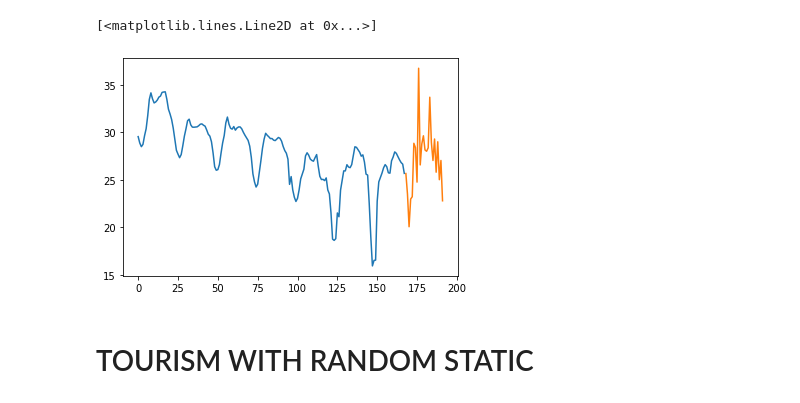
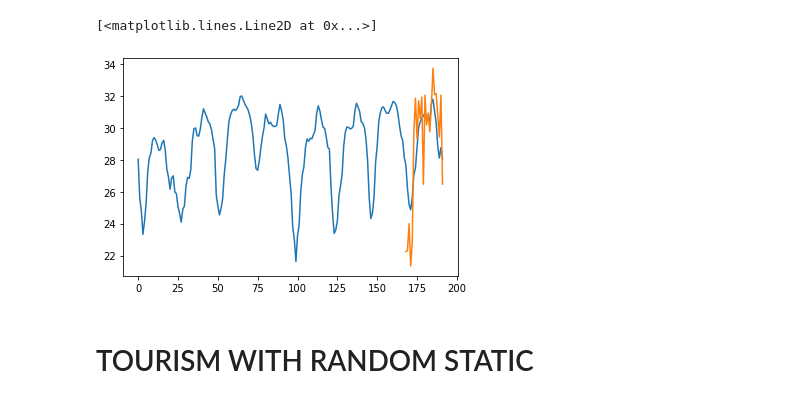
Before and after one commit to Nixtla/Nixtla, a Jupyter notebook: nbs/TEST_esrnn.ipynb, the cells around one changed output. Cells and saved outputs as stored; diff of their text form; code cells hidden in the pictures.

Commit message:
TEST_esrnn and on loaders

```diff
--- a/nbs/TEST_esrnn.ipynb
+++ b/nbs/TEST_esrnn.ipynb
@@ -15,9 +15,8 @@ from nixtla.models.esrnn.esrnn import ESRNN
 # %%
 from nixtla.data.datasets.epf import EPF, EPFInfo
 Y_df, X_df = EPF.load(directory='data', group=EPFInfo.groups[0])
-train_outsample_mask = np.ones(len(Y_df))
-train_outsample_mask[-365 * 24:] = 0
-sum(train_outsample_mask)
-epf_dataset = TimeSeriesDataset(Y_df=Y_df, S_df=None, X_df=X_df, ts_train_mask=train_outsample_mask)
+Y_df = Y_df.head(365*24)
+X_df = X_df.head(365*24)
+epf_dataset = TimeSeriesDataset(Y_df=Y_df, S_df=None, X_df=X_df, ts_in_test=24)
 Y_df.head()
 # %% [output]
@@ -30,17 +37,19 @@ Creating ts tensor ...
 | 3 | NP | 2013-01-01 03:00:00 | 27.88 |
 | 4 | NP | 2013-01-01 04:00:00 | 26.96 |
 # %%
-train_loader = TimeSeriesLoaderGeneral(ts_dataset=epf_dataset,
-                                    model='esrnn',
-                                    offset=24,
-                                    window_sampling_limit= 90*1*24, #365*4*24
-                                    input_size=7*24,
-                                    output_size=24,
-                                    idx_to_sample_freq=1,
-                                    batch_size=1,
-                                    is_train_loader=True)
+train_loader = TimeSeriesLoader(ts_dataset=epf_dataset,
+                                model='esrnn',
+                                offset=0,
+                                window_sampling_limit= 24*90,
+                                input_size=3*24,
+                                output_size=24,
+                                idx_to_sample_freq=1,
+                                complete_inputs=True,
+                                complete_sample=False,
+                                batch_size=1,
+                                shuffle=True)
 # %%
-esrnn = ESRNN(input_size=7*24,
+esrnn = ESRNN(input_size=3*24,
               output_size=24,
               max_epochs=5,
               freq_of_test=-1,
@@ -76,13 +85,13 @@ Epoch: 4, Time: 19.963, Insample loss: 0.13768
 # %%
 y_hat = esrnn.predict(ts_loader=train_loader)
 # %%
-y_plot = Y_df['y'][-168:]
+y_plot = Y_df['y'][-192:]
 y_hat_plot = y_hat['y_hat']
 plt.plot(range(len(y_plot)), y_plot)
-plt.plot(range(len(y_plot), len(y_plot)+len(y_hat_plot)), y_hat_plot)
+plt.plot(range(len(y_plot)-len(y_hat_plot),len(y_plot)), y_hat_plot)
 # %% [output]
 [<matplotlib.lines.Line2D at 0x...>]
-[figure, old version]
+[figure, new version]
 # %% [markdown]
 # TOURISM WITH RANDOM STATIC
 # %%
```
Also changed, not shown: parts of 10 cells of this notebook, 2 other files.
